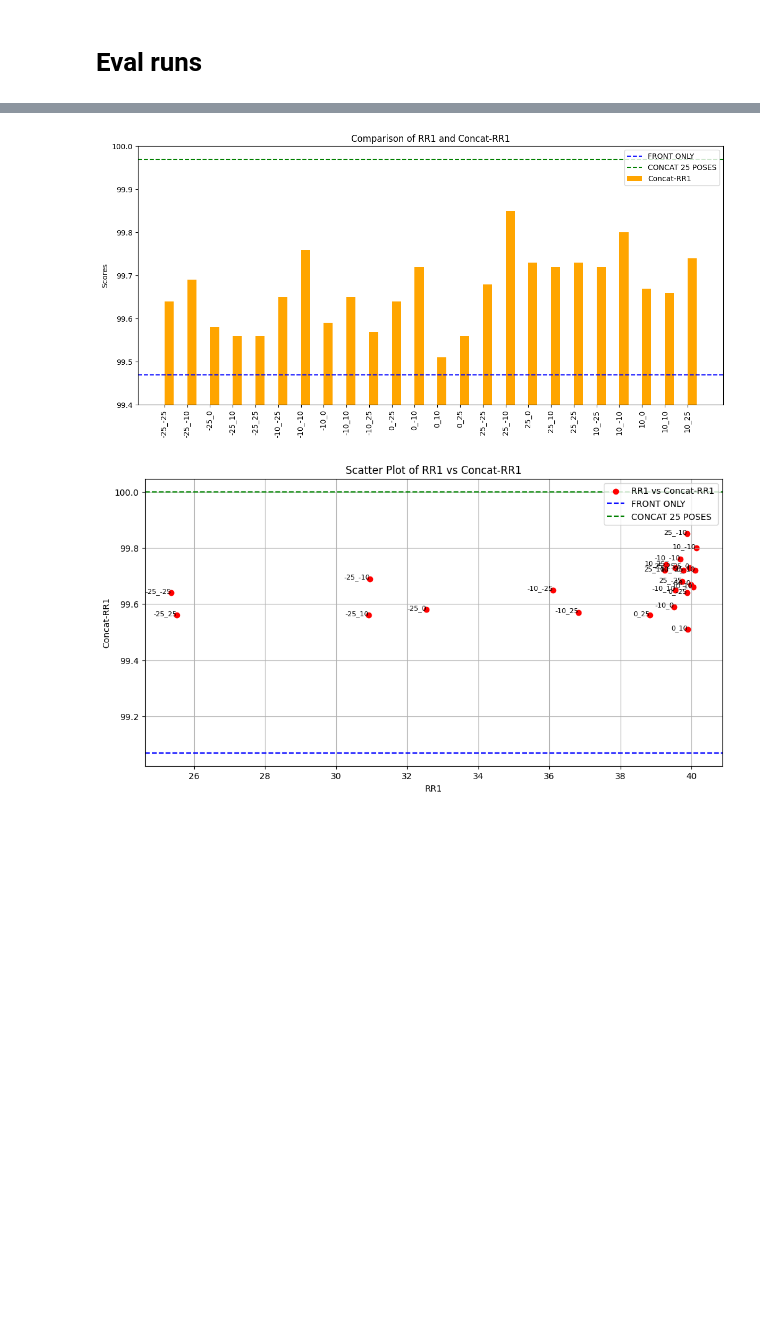
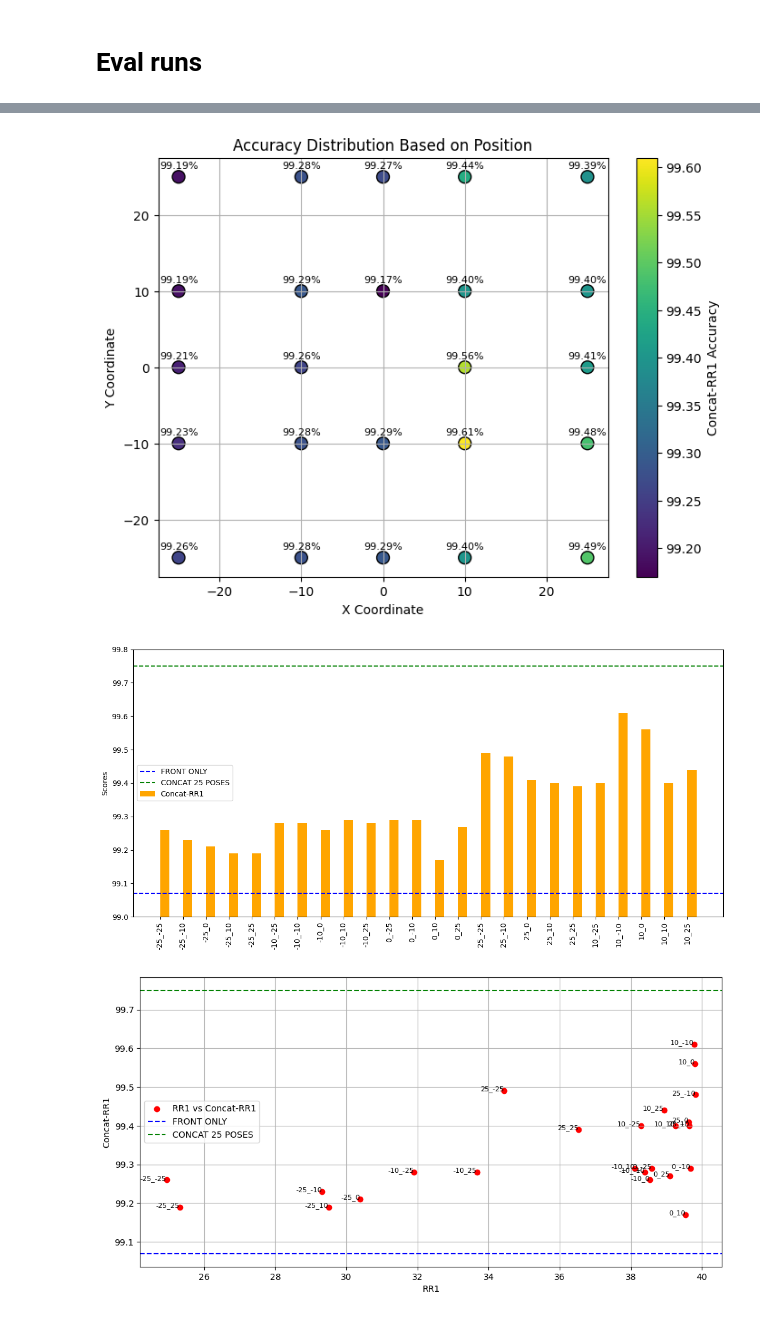
Before and after one commit to EduardBartolovic/HM_IDENT_3DFR, a Jupyter notebook: src/notebooks/AnalysePerspectives.ipynb, the cells around one changed output, grey strips where cells are left out. Drawn from its saved outputs; the diff is of its cells as text; code cells hidden in the pictures; blank space fills up the shorter version.

Commit message:
perspective analysis notebook

```diff
--- a/src/notebooks/AnalysePerspectives.ipynb
+++ b/src/notebooks/AnalysePerspectives.ipynb
@@ -79,67 +97,6 @@ plt.show()
 # %%
-with open('F:\\Face\\HM_IDENT_3DFR\\src\\notebooks\\perspectives_asia.txt', 'r') as file:
-    data = file.readlines()
-
-results = []
-
-# Regex patterns to extract experiment name, RR1, and Concat-RR1
-experiment_pattern = re.compile(r'Perform 1:N Evaluation on (\S+)')
-rr1_pattern = re.compile(r'RR1: ([\d\.]+)')
-concat_rr1_pattern = re.compile(r'Concat-RR1: ([\d\.]+)')
-
-current_experiment = None
-
-for line in data:
-    exp_match = experiment_pattern.search(line)
-    rr1_match = rr1_pattern.search(line)
-    concat_rr1_match = concat_rr1_pattern.search(line)
-
-    if exp_match:
-        current_experiment = exp_match.group(1)
-
-    if rr1_match and concat_rr1_match:
-        rr1 = float(rr1_match.group(1))
-        concat_rr1 = float(concat_rr1_match.group(1))
-        results.append((current_experiment[12:], rr1, concat_rr1))
-
-
-experiments = [r[0] for r in results]
-rr1_values = [r[1] for r in results]
-concat_rr1_values = [r[2] for r in results]
-
-x = np.arange(len(experiments))
-width = 0.4
-
-fig, ax = plt.subplots(figsize=(12, 6))
-#ax.bar(x - width/2, rr1_values, width, label='RR1', color='blue')
-ax.bar(x + width/2, concat_rr1_values, width, label='Concat-RR1', color='orange')
-ax.axhline(y=99.47, color='blue', linestyle='--', label='FRONT ONLY')
-ax.axhline(y=99.97, color='green', linestyle='--', label='CONCAT 25 POSES')
-ax.set_ylabel('Scores')
-ax.set_title('Comparison of RR1 and Concat-RR1')
-ax.set_xticks(x)
-ax.set_xticklabels(experiments, rotation=90)
-ax.set_ylim(99.4,100)
-ax.legend()
-
-plt.tight_layout()
-plt.show()
-
-fig, ax = plt.subplots(figsize=(12, 6))
-ax.scatter(rr1_values, concat_rr1_values, color='red', label='RR1 vs Concat-RR1')
-ax.axhline(y=99.07, color='blue', linestyle='--', label='FRONT ONLY')
-ax.axhline(y=100, color='green', linestyle='--', label='CONCAT 25 POSES')
-
-for i, txt in enumerate(experiments):
-    ax.annotate(txt, (rr1_values[i], concat_rr1_values[i]), fontsize=8, ha='right')
-
-ax.set_xlabel('RR1')
-ax.set_ylabel('Concat-RR1')
-ax.set_title('Scatter Plot of RR1 vs Concat-RR1')
-ax.legend()
-
-plt.grid(True)
-plt.show()
+process_and_plot('F:\\Face\\HM_IDENT_3DFR\\src\\notebooks\\perspectives_ms1m.txt', ylim=(99, 99.8), front_rr1=99.07, full_concat_rr1=99.75)
 # %% [output]
-[figure, old version]
+[figure, new version]
-[figure, old version]
+[figure, new version]
+[figure, added]
```
Also changed, not shown: parts of 2 cells of this notebook, 1 other file.
